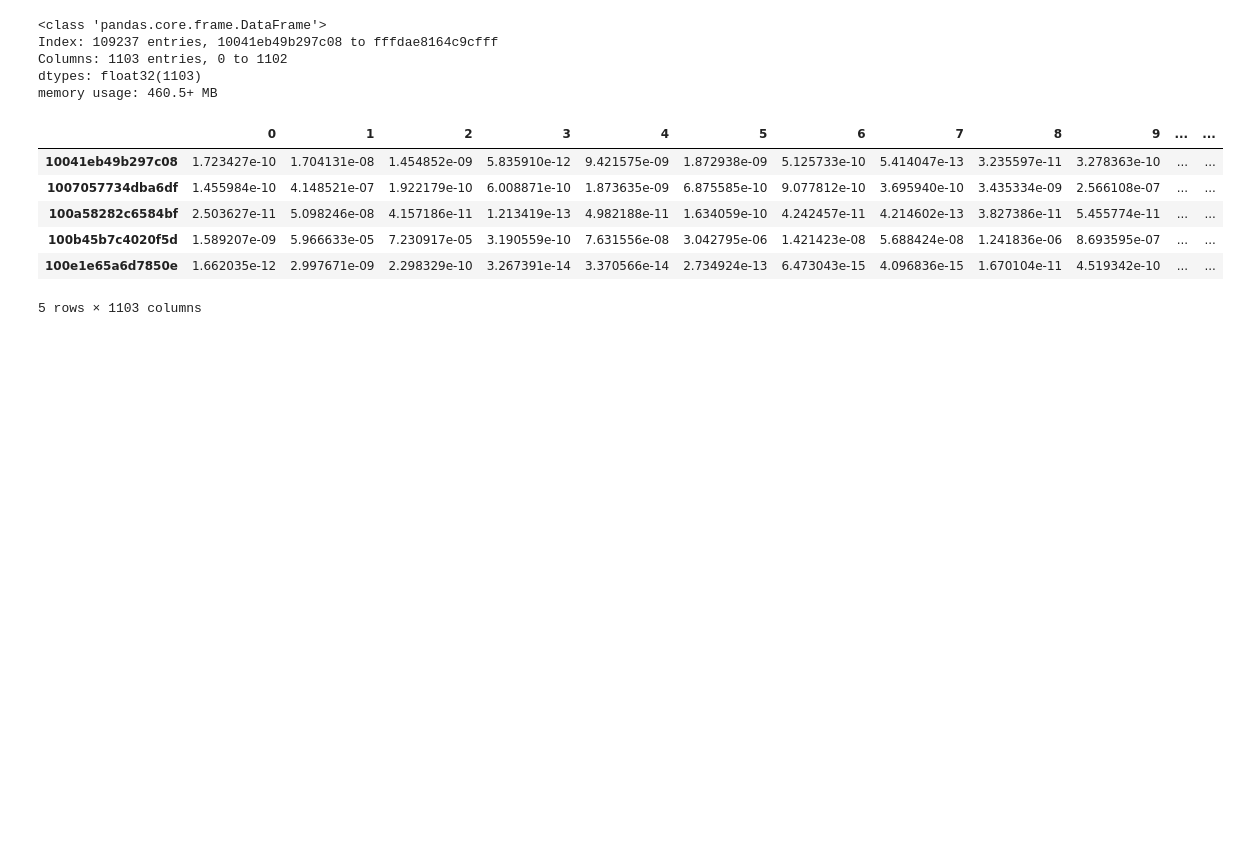
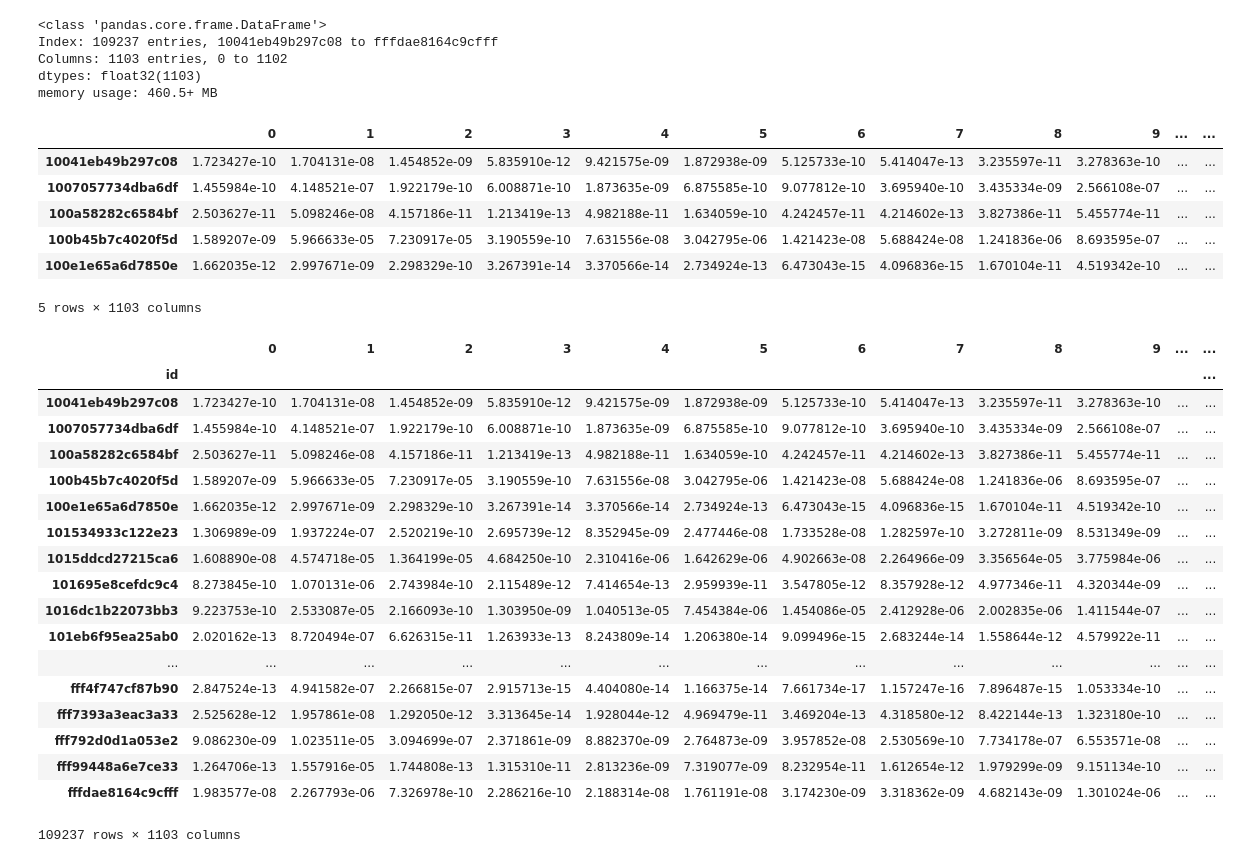
Before and after one commit to georgiypetrov/kaggle-imet, a Jupyter notebook: pseudo_labeling.ipynb, the cells around one changed output. Drawn from its saved outputs; the diff is of its cells as text; code cells hidden in the pictures; blank space fills up the shorter version.

```diff
--- a/pseudo_labeling.ipynb
+++ b/pseudo_labeling.ipynb
@@ -51,11 +51,33 @@ df.head()
 # %%
 df.rename_axis(['id'], inplace=True)
 # %%
-df[:] = binarize_prediction(df.values, threshold=threshold)
+df[:] = binarize_prediction(df.values, threshold=0.25)
 df = df.apply(get_classes, axis=1)
 df.name = 'attribute_ids'
 # %%
 df.to_csv('pseudo_train.csv', header=True)
+# %%
+df
+# %% [output]
+|  | 0 | 1 | 2 | 3 | 4 | 5 | 6 | 7 | 8 | 9 | ... | ... |
+| id |  |  |  |  |  |  |  |  |  |  |  | ... |
+| 10041eb49b297c08 | 1.723427e-10 | 1.704131e-08 | 1.454852e-09 | 5.835910e-12 | 9.421575e-09 | 1.872938e-09 | 5.125733e-10 | 5.414047e-13 | 3.235597e-11 | 3.278363e-10 | ... | ... |
+| 1007057734dba6df | 1.455984e-10 | 4.148521e-07 | 1.922179e-10 | 6.008871e-10 | 1.873635e-09 | 6.875585e-10 | 9.077812e-10 | 3.695940e-10 | 3.435334e-09 | 2.566108e-07 | ... | ... |
+| 100a58282c6584bf | 2.503627e-11 | 5.098246e-08 | 4.157186e-11 | 1.213419e-13 | 4.982188e-11 | 1.634059e-10 | 4.242457e-11 | 4.214602e-13 | 3.827386e-11 | 5.455774e-11 | ... | ... |
+| 100b45b7c4020f5d | 1.589207e-09 | 5.966633e-05 | 7.230917e-05 | 3.190559e-10 | 7.631556e-08 | 3.042795e-06 | 1.421423e-08 | 5.688424e-08 | 1.241836e-06 | 8.693595e-07 | ... | ... |
+| 100e1e65a6d7850e | 1.662035e-12 | 2.997671e-09 | 2.298329e-10 | 3.267391e-14 | 3.370566e-14 | 2.734924e-13 | 6.473043e-15 | 4.096836e-15 | 1.670104e-11 | 4.519342e-10 | ... | ... |
+| 101534933c122e23 | 1.306989e-09 | 1.937224e-07 | 2.520219e-10 | 2.695739e-12 | 8.352945e-09 | 2.477446e-08 | 1.733528e-08 | 1.282597e-10 | 3.272811e-09 | 8.531349e-09 | ... | ... |
+| 1015ddcd27215ca6 | 1.608890e-08 | 4.574718e-05 | 1.364199e-05 | 4.684250e-10 | 2.310416e-06 | 1.642629e-06 | 4.902663e-08 | 2.264966e-09 | 3.356564e-05 | 3.775984e-06 | ... | ... |
+| 101695e8cefdc9c4 | 8.273845e-10 | 1.070131e-06 | 2.743984e-10 | 2.115489e-12 | 7.414654e-13 | 2.959939e-11 | 3.547805e-12 | 8.357928e-12 | 4.977346e-11 | 4.320344e-09 | ... | ... |
+| 1016dc1b22073bb3 | 9.223753e-10 | 2.533087e-05 | 2.166093e-10 | 1.303950e-09 | 1.040513e-05 | 7.454384e-06 | 1.454086e-05 | 2.412928e-06 | 2.002835e-06 | 1.411544e-07 | ... | ... |
+| 101eb6f95ea25ab0 | 2.020162e-13 | 8.720494e-07 | 6.626315e-11 | 1.263933e-13 | 8.243809e-14 | 1.206380e-14 | 9.099496e-15 | 2.683244e-14 | 1.558644e-12 | 4.579922e-11 | ... | ... |
+| ... | ... | ... | ... | ... | ... | ... | ... | ... | ... | ... | ... | ... |
+| fff4f747cf87b90 | 2.847524e-13 | 4.941582e-07 | 2.266815e-07 | 2.915713e-15 | 4.404080e-14 | 1.166375e-14 | 7.661734e-17 | 1.157247e-16 | 7.896487e-15 | 1.053334e-10 | ... | ... |
+| fff7393a3eac3a33 | 2.525628e-12 | 1.957861e-08 | 1.292050e-12 | 3.313645e-14 | 1.928044e-12 | 4.969479e-11 | 3.469204e-13 | 4.318580e-12 | 8.422144e-13 | 1.323180e-10 | ... | ... |
+| fff792d0d1a053e2 | 9.086230e-09 | 1.023511e-05 | 3.094699e-07 | 2.371861e-09 | 8.882370e-09 | 2.764873e-09 | 3.957852e-08 | 2.530569e-10 | 7.734178e-07 | 6.553571e-08 | ... | ... |
+| fff99448a6e7ce33 | 1.264706e-13 | 1.557916e-05 | 1.744808e-13 | 1.315310e-11 | 2.813236e-09 | 7.319077e-09 | 8.232954e-11 | 1.612654e-12 | 1.979299e-09 | 9.151134e-10 | ... | ... |
+| fffdae8164c9cfff | 1.983577e-08 | 2.267793e-06 | 7.326978e-10 | 2.286216e-10 | 2.188314e-08 | 1.761191e-08 | 3.174230e-09 | 3.318362e-09 | 4.682143e-09 | 1.301024e-06 | ... | ... |
+109237 rows × 1103 columns
 # %%
 df = pd.read_csv('pseudo_train.csv')
 # %%
```
Also changed, not shown: parts of 4 cells of this notebook, 2 other files.
